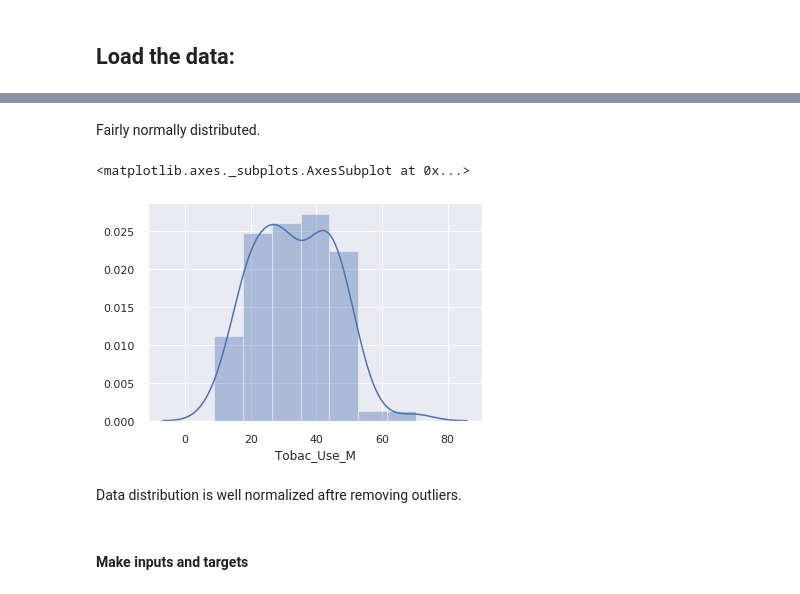
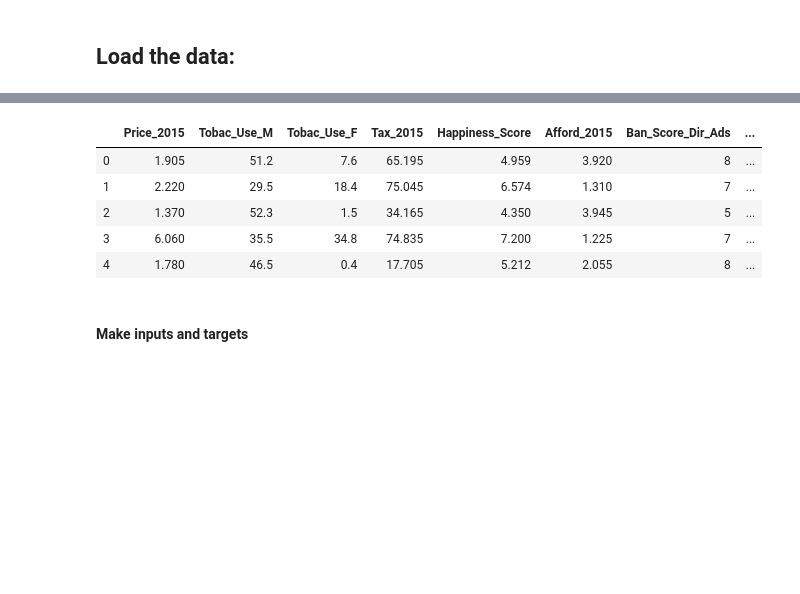
Before and after one commit to DS4Fun/TobaccoEffect, a Jupyter notebook: Male Tobacco Consumption .ipynb, the cells around one changed output, grey strips where cells are left out. Cells and saved outputs as stored; diff of their text form; code cells hidden in the pictures; blank space fills up the shorter version.

```diff
--- a/Male Tobacco Consumption .ipynb
+++ b/Male Tobacco Consumption .ipynb
@@ -199,14 +14,14 @@ sns.distplot(data_3['Ban_Score_places'])
-# %% [markdown]
-Fairly normally distributed.
-# %%
-# Checking the distribution of tobaco usage for males again, shows us fairly normal distribution.
-data_cleaned = data_3
-sns.distplot(data_cleaned['Tobac_Use_M'])
-# %% [output]
-<matplotlib.axes._subplots.AxesSubplot at 0x...>
-[figure, removed]
-# %% [markdown]
-Data distribution is well normalized aftre removing outliers.
+# %%
+data = pd.read_csv('data/clean_data.csv')
+
+data.head()
+# %% [output]
+|  | Price_2015 | Tobac_Use_M | Tobac_Use_F | Tax_2015 | Happiness_Score | Afford_2015 | Ban_Score_Dir_Ads | ... |
+| 0 | 1.905 | 51.2 | 7.6 | 65.195 | 4.959 | 3.920 | 8 | ... |
+| 1 | 2.220 | 29.5 | 18.4 | 75.045 | 6.574 | 1.310 | 7 | ... |
+| 2 | 1.370 | 52.3 | 1.5 | 34.165 | 4.350 | 3.945 | 5 | ... |
+| 3 | 6.060 | 35.5 | 34.8 | 74.835 | 7.200 | 1.225 | 7 | ... |
+| 4 | 1.780 | 46.5 | 0.4 | 17.705 | 5.212 | 2.055 | 8 | ... |
 # %% [markdown]
 #### Make inputs and targets
 # %%
```
Also changed, not shown: parts of 51 cells of this notebook, 10 other files.
